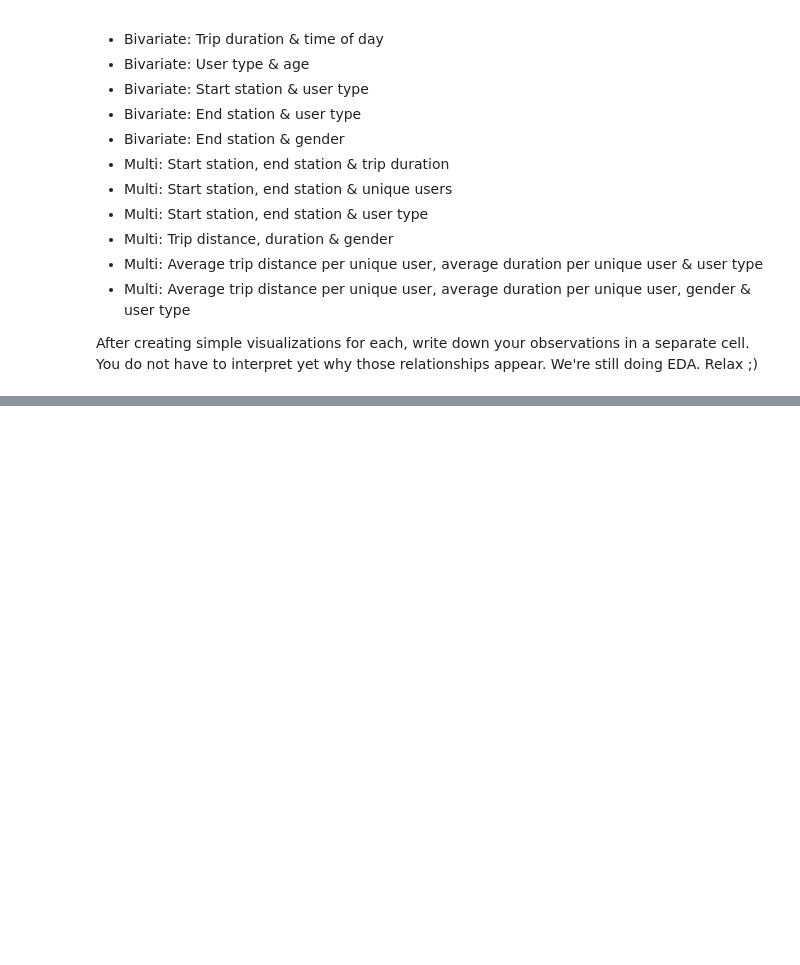
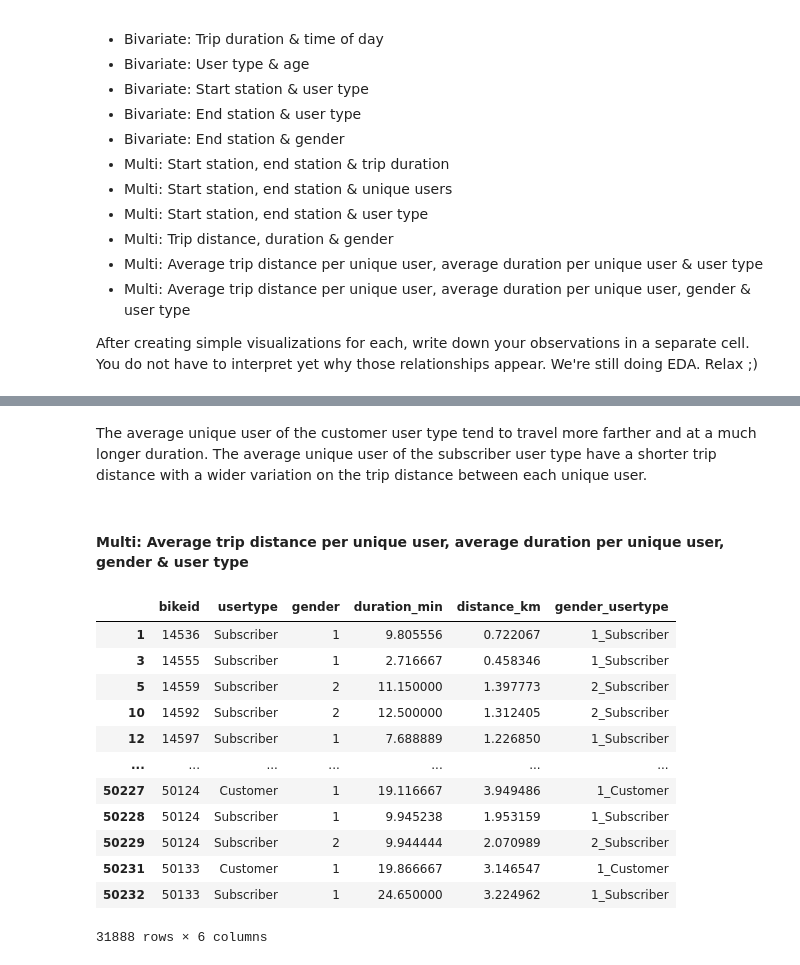
Before and after one commit to lexcyman/datasci-eda, a Jupyter notebook: EDA-exercise.ipynb, the cells around one changed output, grey strips where cells are left out. Drawn from its saved outputs; the diff is of its cells as text; code cells hidden in the pictures; blank space fills up the shorter version.

```diff
--- a/EDA-exercise.ipynb
+++ b/EDA-exercise.ipynb
@@ -419,0 +639,28 @@ Observations here
+# %% [markdown]
+The average unique user of the customer user type tend to travel more farther and at a much longer duration. The average unique user of the subscriber user type have a shorter trip distance with a wider variation on the trip distance between each unique user.
+# %% [markdown]
+#### Multi: Average trip distance per unique user, average duration per unique user, gender & user type
+# %%
+avg_unique_user_gender = filter_data[["duration_min", "bikeid", "gender", "distance_km", "usertype"]]
+
+avg_unique_user_gender_data = avg_unique_user_gender.groupby(["bikeid", "usertype", "gender"], as_index=False).mean()
+
+avg_unique_user_gender_data = avg_unique_user_gender_data[avg_unique_user_gender_data.gender != 0]
+
+avg_unique_user_gender_data["gender_usertype"] =  avg_unique_user_gender_data["gender"].astype(str) + "_" + avg_unique_user_gender_data["usertype"]
+
+avg_unique_user_gender_data
+# %% [output]
+|  | bikeid | usertype | gender | duration_min | distance_km | gender_usertype |
+| 1 | 14536 | Subscriber | 1 | 9.805556 | 0.722067 | 1_Subscriber |
+| 3 | 14555 | Subscriber | 1 | 2.716667 | 0.458346 | 1_Subscriber |
+| 5 | 14559 | Subscriber | 2 | 11.150000 | 1.397773 | 2_Subscriber |
+| 10 | 14592 | Subscriber | 2 | 12.500000 | 1.312405 | 2_Subscriber |
+| 12 | 14597 | Subscriber | 1 | 7.688889 | 1.226850 | 1_Subscriber |
+| ... | ... | ... | ... | ... | ... | ... |
+| 50227 | 50124 | Customer | 1 | 19.116667 | 3.949486 | 1_Customer |
+| 50228 | 50124 | Subscriber | 1 | 9.945238 | 1.953159 | 1_Subscriber |
+| 50229 | 50124 | Subscriber | 2 | 9.944444 | 2.070989 | 2_Subscriber |
+| 50231 | 50133 | Customer | 1 | 19.866667 | 3.146547 | 1_Customer |
+| 50232 | 50133 | Subscriber | 1 | 24.650000 | 3.224962 | 1_Subscriber |
+31888 rows × 6 columns
```
Also changed, not shown: parts of 40 cells of this notebook.
